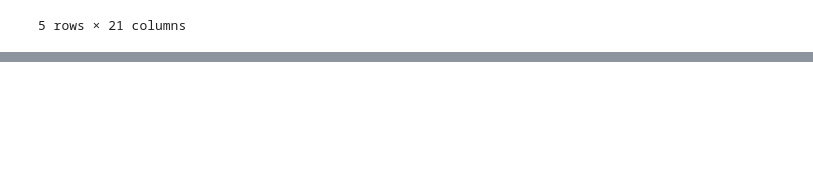
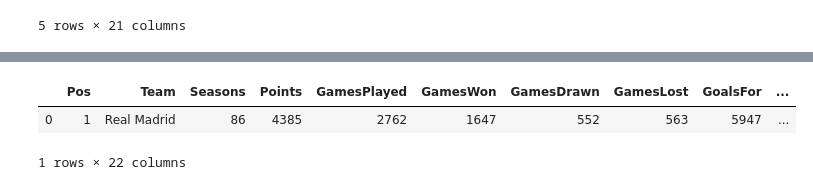
Before and after one commit to mohit19mahajan/aiml1, a Jupyter notebook: Proj1_la_liga_moh.ipynb, the cells around one changed output, grey strips where cells are left out. Cells and saved outputs as stored; diff of their text form; code cells hidden in the pictures; blank space fills up the shorter version.

```diff
--- a/Proj1_la_liga_moh.ipynb
+++ b/Proj1_la_liga_moh.ipynb
@@ -64,0 +92,7 @@ def Goal_diff_count():
+# %%
+max_goals = ds[Goal_diff_count()['goalsdiff'] == np.max(Goal_diff_count()['goalsdiff'])]
+max_goals
+# %% [output]
+|  | Pos | Team | Seasons | Points | GamesPlayed | GamesWon | GamesDrawn | GamesLost | GoalsFor | ... |
+| 0 | 1 | Real Madrid | 86 | 4385 | 2762 | 1647 | 552 | 563 | 5947 | ... |
+1 rows × 22 columns
```
Also changed, not shown: parts of 5 cells of this notebook.
